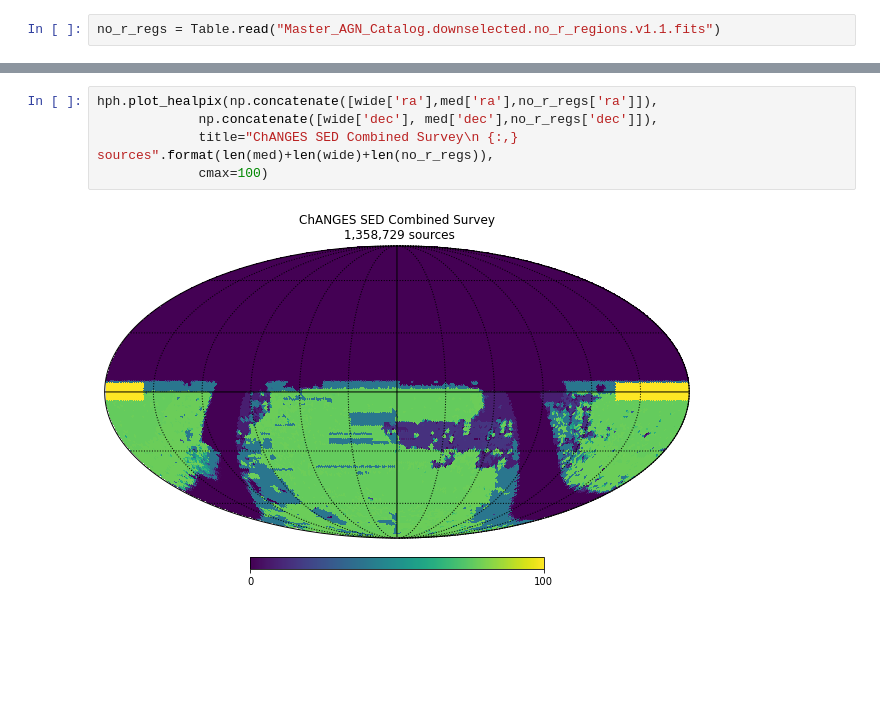
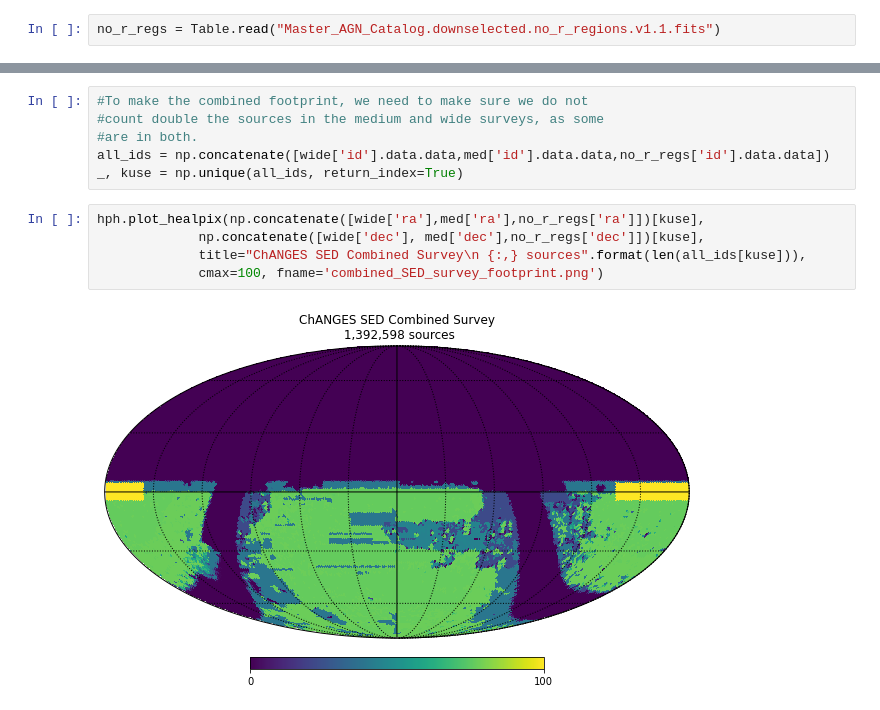
Before and after one commit to rjassef/ChANGES_SED_downselector, a Jupyter notebook: sky_distribution.ipynb, the cells around one changed output, grey strips where cells are left out. Drawn from its saved outputs; the diff is of its cells as text; blank space fills up the shorter version.

```diff
--- a/sky_distribution.ipynb
+++ b/sky_distribution.ipynb
@@ -39,8 +32,14 @@ hph.plot_healpix(no_r_regs['ra'], no_r_regs['dec'],
+# %%
+#To make the combined footprint, we need to make sure we do not
+#count double the sources in the medium and wide surveys, as some
+#are in both.
+all_ids = np.concatenate([wide['id'].data.data,med['id'].data.data,no_r_regs['id'].data.data])
+_, kuse = np.unique(all_ids, return_index=True)
 # %%
-hph.plot_healpix(np.concatenate([wide['ra'],med['ra'],no_r_regs['ra']]),
-             np.concatenate([wide['dec'], med['dec'],no_r_regs['dec']]),
-             title="ChANGES SED Combined Survey\n {:,} sources".format(len(med)+len(wide)+len(no_r_regs)),
-             cmax=100)
+hph.plot_healpix(np.concatenate([wide['ra'],med['ra'],no_r_regs['ra']])[kuse],
+             np.concatenate([wide['dec'], med['dec'],no_r_regs['dec']])[kuse],
+             title="ChANGES SED Combined Survey\n {:,} sources".format(len(all_ids[kuse])),
+             cmax=100, fname='combined_SED_survey_footprint.png')
 # %% [output]
-[figure, old version]
+[figure, new version]
 # %%
```
Also changed, not shown: parts of 3 cells of this notebook, 12 other files.
